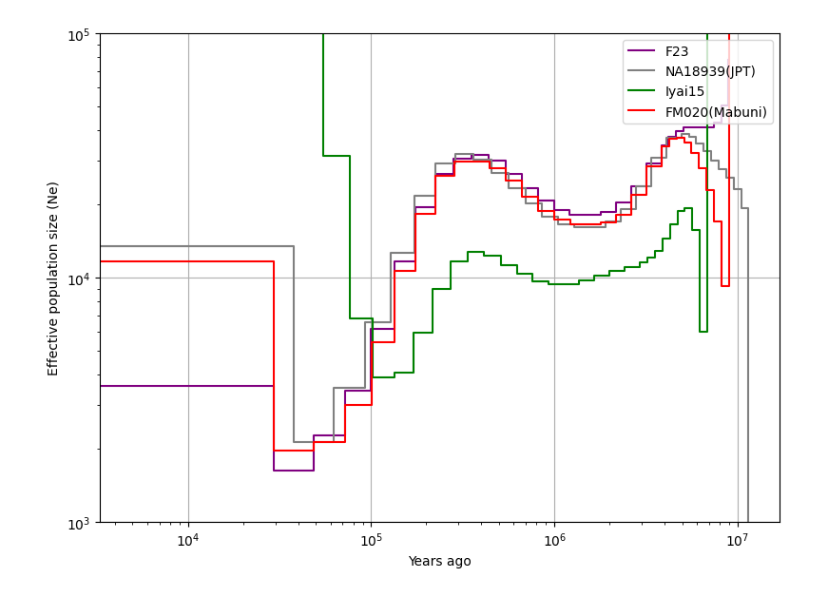
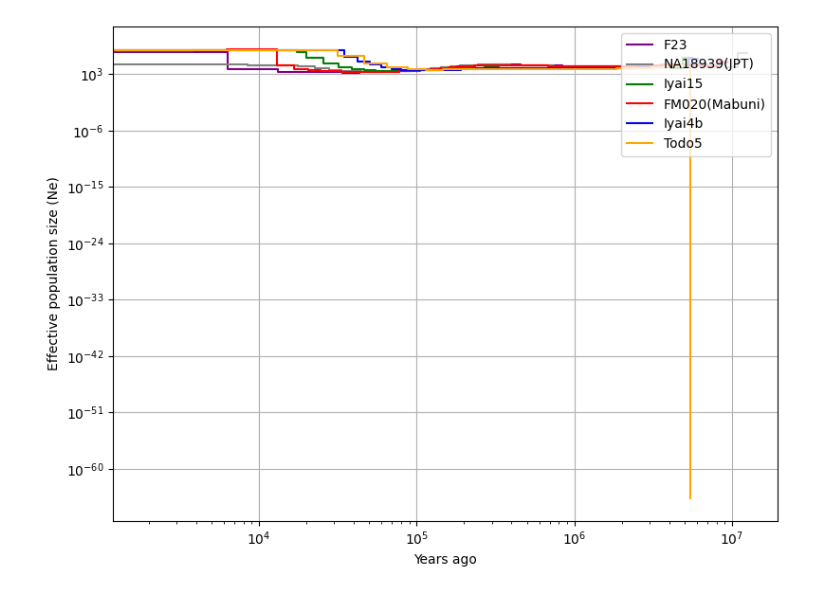
Before and after one commit to humgendiv/mkato-jomon, a Jupyter notebook: 2-msmc/2-4-1-popsize_plot.ipynb, the cells around one changed output. Saved outputs shown, nothing was run; the diff lists cells and outputs as text; code cells hidden in the pictures.

```diff
--- a/2-msmc/2-4-1-popsize_plot.ipynb
+++ b/2-msmc/2-4-1-popsize_plot.ipynb
@@ -19,6 +19,8 @@ df1 = process_msmc2_data('F23')
 df2 = process_msmc2_data('NA18939')
 df3 = process_msmc2_data('I15')
 df4 = process_msmc2_data('FM020_sorted')
+df5 = process_msmc2_data('Iyai4b_Dra')
+df6 = process_msmc2_data('Todo5_Dra')
 
 # Plotting both datasets on the same graph
 plt.figure(figsize=(8, 6))
@@ -26,7 +28,8 @@ plt.step(df1['Years_ago'], df1['Ne'], where='post', color='purple', label='F23')
 plt.step(df2['Years_ago'], df2['Ne'], where='post', color='gray', label='NA18939(JPT)')
 plt.step(df3['Years_ago'], df3['Ne'], where='post', color='green', label='Iyai15')
 plt.step(df4['Years_ago'], df4['Ne'], where='post', color='red', label='FM020(Mabuni)')
-
+plt.step(df5['Years_ago'], df5['Ne'], where='post', color='blue', label='Iyai4b')
+plt.step(df6['Years_ago'], df6['Ne'], where='post', color='orange', label='Todo5')
 
 # Set log scale for both axes and axis limits
 plt.xscale('log')
@@ -51,28 +61,29 @@ plt.show()
 # %%
 # Plotting both datasets on the same graph
 plt.figure(figsize=(8, 6))
 plt.step(df1['Years_ago'], df1['Ne'], where='post', color='purple', label='F23')
 plt.step(df2['Years_ago'], df2['Ne'], where='post', color='gray', label='NA18939(JPT)')
 plt.step(df3['Years_ago'], df3['Ne'], where='post', color='green', label='Iyai15')
 plt.step(df4['Years_ago'], df4['Ne'], where='post', color='red', label='FM020(Mabuni)')
-
+plt.step(df5['Years_ago'], df5['Ne'], where='post', color='blue', label='Iyai4b')
+plt.step(df6['Years_ago'], df6['Ne'], where='post', color='orange', label='Todo5')
 
 # Set log scale for both axes and axis limits
 plt.xscale('log')
 plt.yscale('log')
 
 # Adding labels and title
 plt.xlabel('Years ago')
 plt.ylabel('Effective population size (Ne)')
 #plt.title('Effective Population Size (Ne)')
-plt.ylim(10**3, 10**5)
+#plt.ylim(10**3, 10**5)
 
 # Adding the legend
 plt.legend(loc='upper right')
 
 # Show the grid and plot
 plt.grid(True)
 plt.tight_layout()
 plt.show()
 # %% [output]
-[figure, old version]
+[figure, new version]
```
Also changed, not shown: parts of 5 cells of this notebook, 8 other files.
